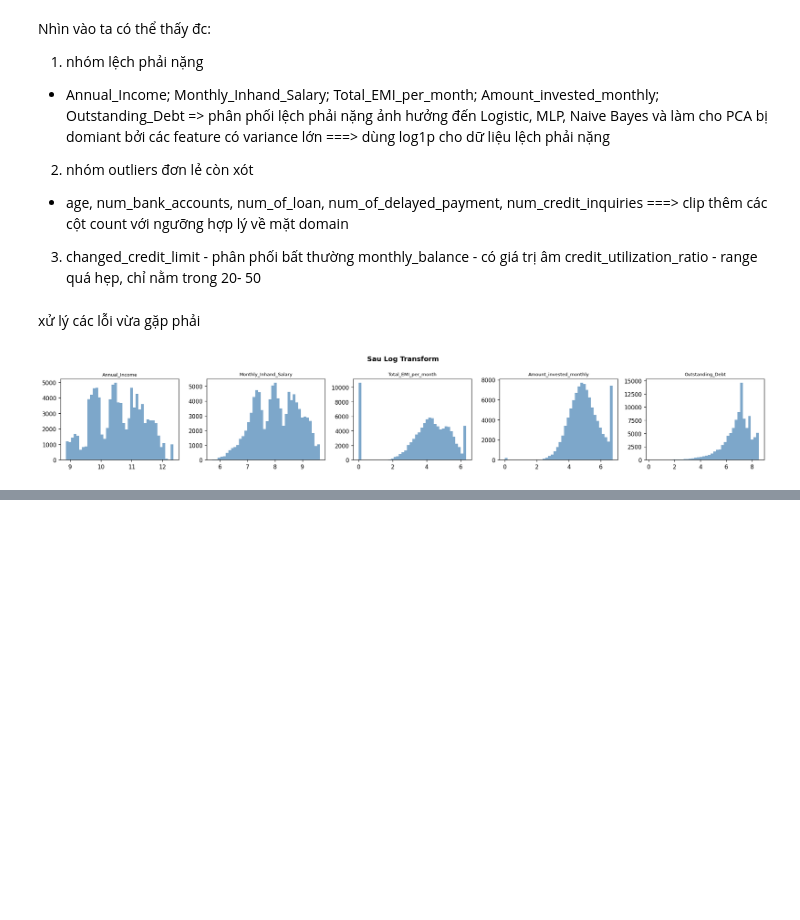
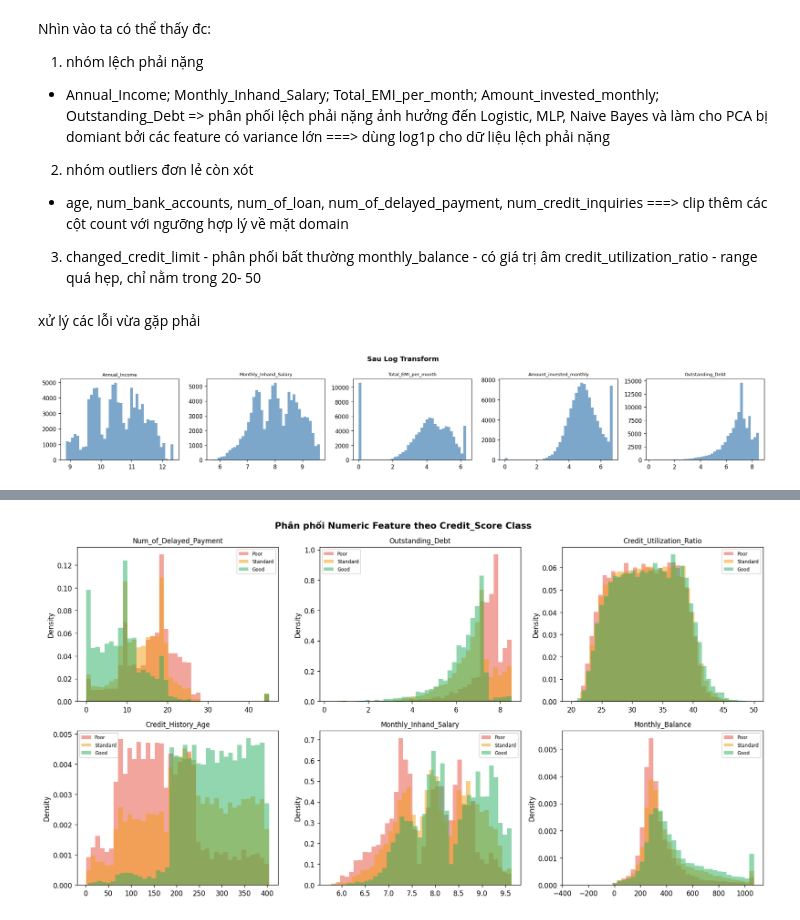
Before and after one commit to VietAnh-205/ml_project_final, a Jupyter notebook: ml_project.ipynb, the cells around one changed output, grey strips where cells are left out. Cells and saved outputs as stored; diff of their text form; code cells hidden in the pictures; blank space fills up the shorter version.

```diff
--- a/ml_project.ipynb
+++ b/ml_project.ipynb
@@ -647,0 +718,29 @@ fig.show()
+# %%
+df_enc.drop(columns=['Annual_Income'], inplace=True)
+# %%
+key_features = ['Num_of_Delayed_Payment', 'Outstanding_Debt',
+                'Credit_Utilization_Ratio', 'Credit_History_Age',
+                'Monthly_Inhand_Salary', 'Monthly_Balance']
+key_features = [f for f in key_features if f in df_enc.columns]
+
+fig, axes = plt.subplots(2, 3, figsize=(15, 8))
+axes = axes.flatten()
+colors = {0: '#e74c3c', 1: '#f39c12', 2: '#27ae60'}  # Poor=đỏ, Standard=vàng, Good=xanh
+
+for i, feat in enumerate(key_features):
+    for cls in [0, 1, 2]:
+        subset = df_enc[df_enc['Credit_Score'] == cls][feat].dropna()
+        axes[i].hist(subset, bins=40, alpha=0.5,
+                     color=colors[cls],
+                     label={0:'Poor', 1:'Standard', 2:'Good'}[cls],
+                     density=True)
+    axes[i].set_title(feat, fontsize=10)
+    axes[i].set_ylabel('Density')
+    axes[i].legend(fontsize=7)
+
+fig.suptitle('Phân phối Numeric Feature theo Credit_Score Class', fontsize=13, fontweight='bold')
+plt.tight_layout()
+plt.savefig('06_feature_by_class.png', dpi=150, bbox_inches='tight')
+plt.show()
+# %% [output]
+[figure, added]
```
Also changed, not shown: parts of 16 cells of this notebook, 4 other files.
